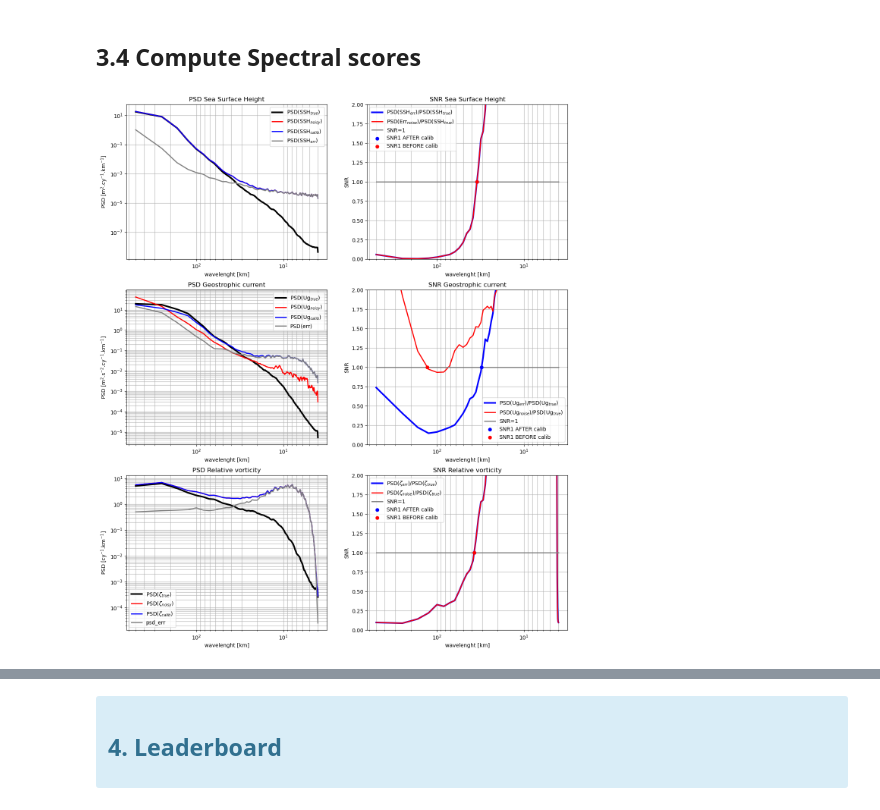
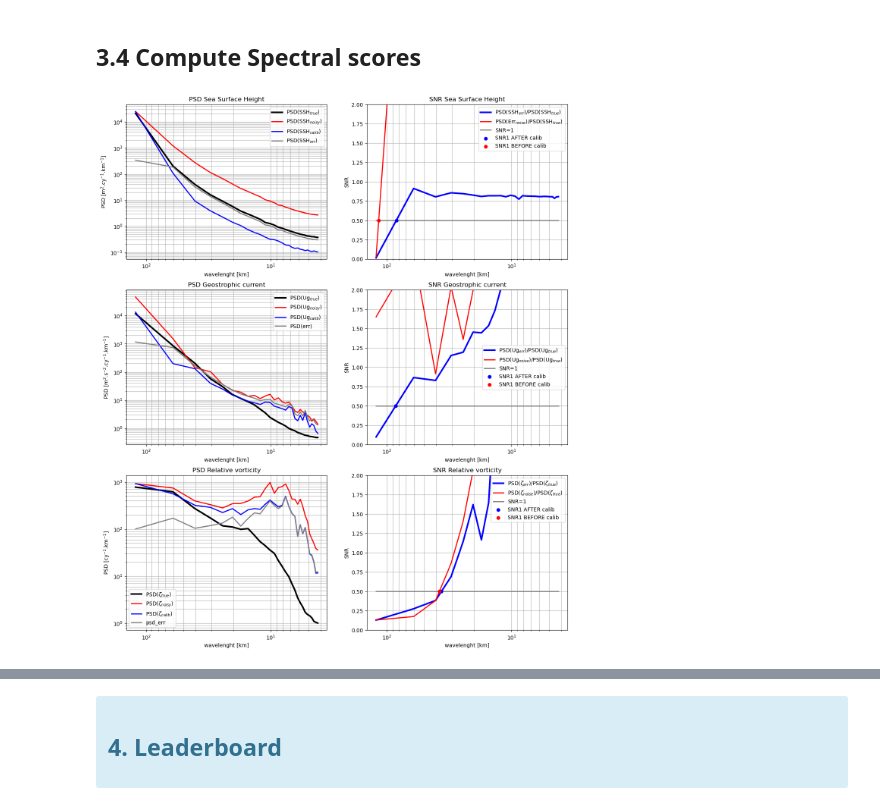
Before and after one commit to SammyMetref/2022c_SWOT_error_calibration_GS, a Jupyter notebook: notebook/demo_eval_baseline.ipynb, the cells around one changed output, grey strips where cells are left out. Saved outputs shown, nothing was run; the diff lists cells and outputs as text; code cells hidden in the pictures.

```diff
--- a/notebook/demo_eval_baseline.ipynb
+++ b/notebook/demo_eval_baseline.ipynb
@@ -67,7 +67,7 @@ if len(os.listdir('../inputs'))<2:
 # %% [markdown]
 ## Filtered outputs to evaluate
 # %%
-list_of_file = sorted(glob.glob('../results/demo_baseline/dc_SWOTcalibGS_input_pass*.nc'))
+list_of_file = sorted(glob.glob('../results/demo_baseline0/dc_SWOTcalibGS_input_pass*.nc'))
 # %% [markdown]
 <div class="alert alert-info" role="alert">
 
@@ -117,12 +123,12 @@ Wall time: 5.38 s
 # %%
 %%time
 # Compute PSD scores
-baseline_bench.compute_along_track_psd(list_of_file, etuvar,list_of_file_inputs, lengh_scale=500)
+baseline_bench.compute_along_track_psd(list_of_file, etuvar,list_of_file_inputs, lengh_scale=400,overlay=0,psd_type='powerspec')
 
 # Write PSD scores
-baseline_bench.write_along_track_psd(psd_output_filename, calib=calib_name)
+baseline_bench.write_along_track_psd(psd_output_filename, calib=calib_name,psd_type='powerspec')
 
 # Plot PSD scores
 baseline_bench.display_psd(psd_output_filename)
 # %% [output]
-[figure, old version]
+[figure, new version]
```
Also changed, not shown: parts of 4 cells of this notebook.
